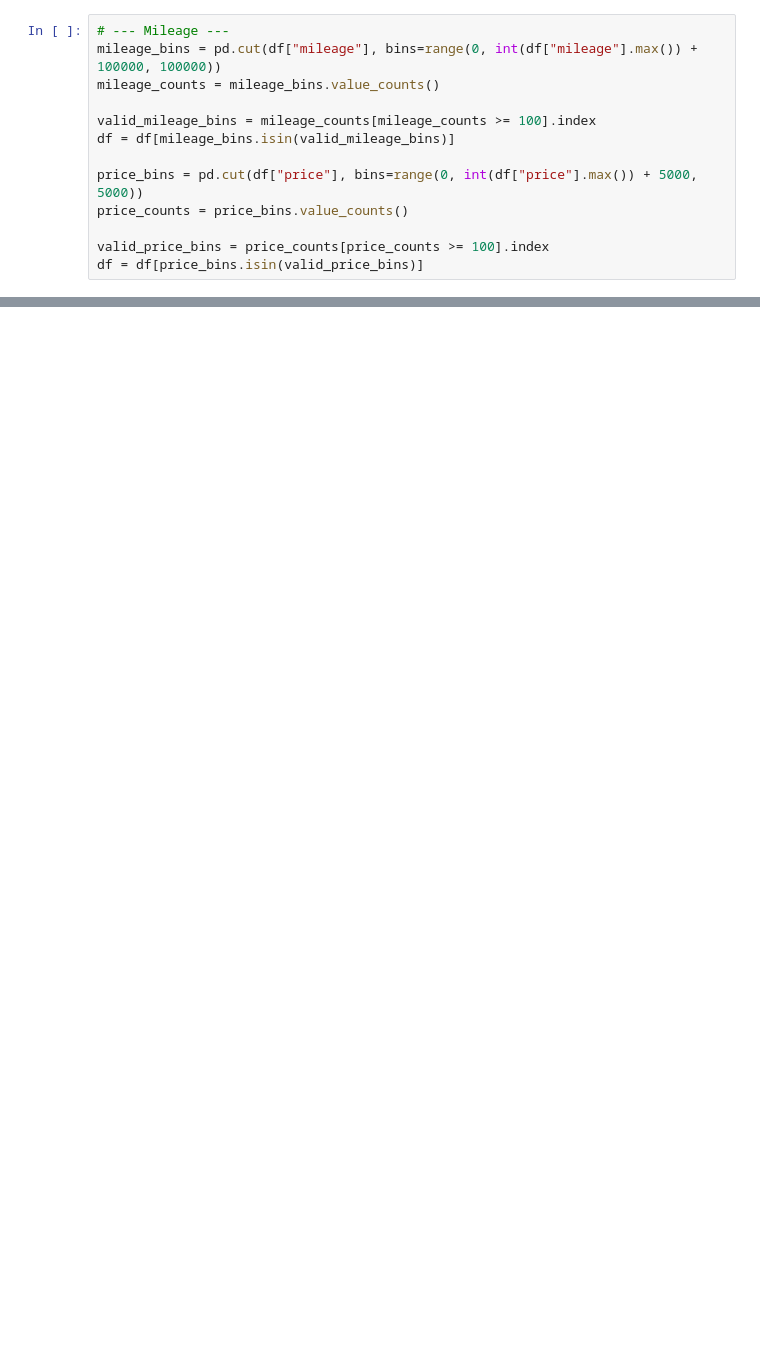
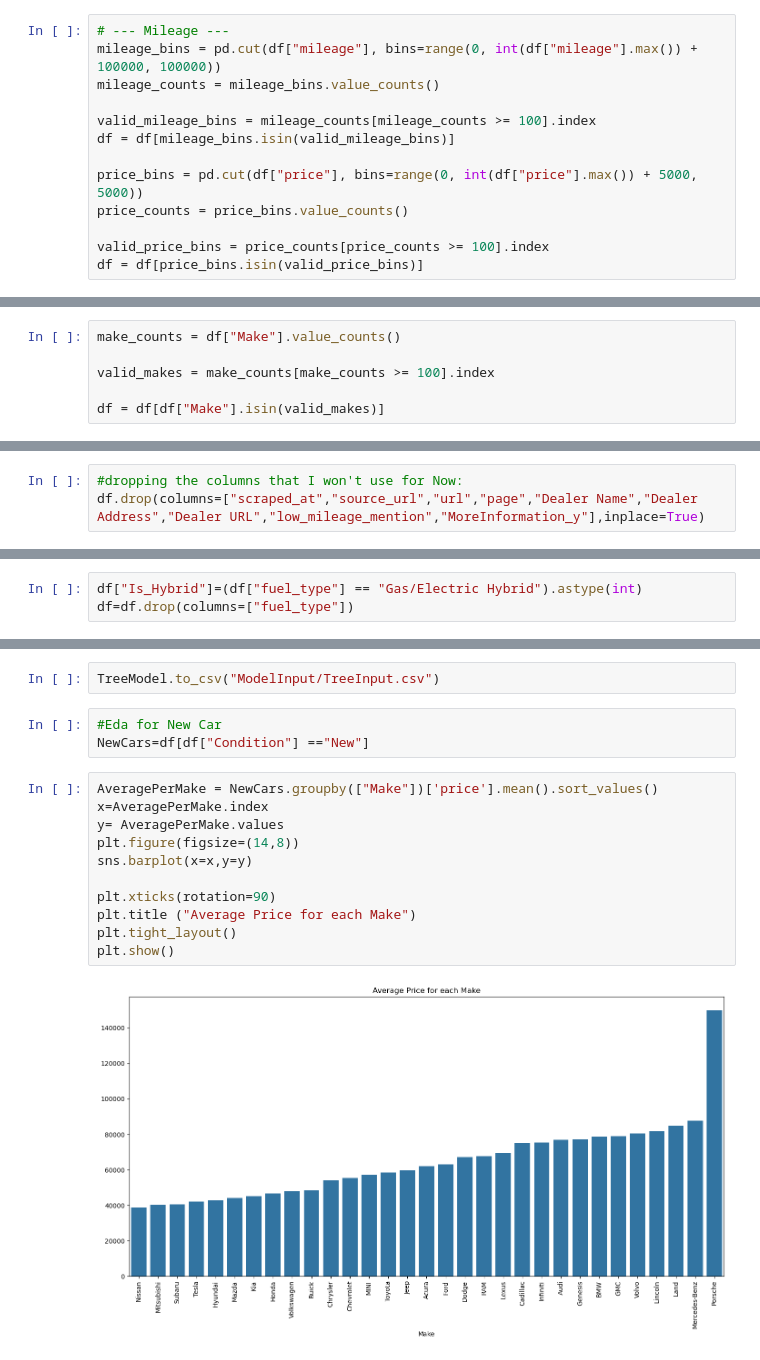
Before and after one commit to MohammadTajamiri/AutoTrader, a Jupyter notebook: Project 1/PreProcessingData.ipynb, the cells around one changed output, grey strips where cells are left out. Cells and saved outputs as stored; diff of their text form; blank space fills up the shorter version.

```diff
--- a/Project 1/PreProcessingData.ipynb
+++ b/Project 1/PreProcessingData.ipynb
@@ -125,0 +262,6 @@ df
+# %%
+make_counts = df["Make"].value_counts()
+
+valid_makes = make_counts[make_counts >= 100].index
+
+df = df[df["Make"].isin(valid_makes)]
@@ -126 +278,4 @@ df
+# %%
+#dropping the columns that I won't use for Now:
+df.drop(columns=["scraped_at","source_url","url","page","Dealer Name","Dealer Address","Dealer URL","low_mileage_mention","MoreInformation_y"],inplace=True)
 # %%
@@ -127,0 +295,3 @@ df.to_csv("PreProcessVersion.csv")
+# %%
+df["Is_Hybrid"]=(df["fuel_type"] == "Gas/Electric Hybrid").astype(int)
+df=df.drop(columns=["fuel_type"])
@@ -127,0 +309,18 @@ df.to_csv("PreProcessVersion.csv")
+# %%
+TreeModel.to_csv("ModelInput/TreeInput.csv")
+# %%
+#Eda for New Car
+NewCars=df[df["Condition"] =="New"]
+# %%
+AveragePerMake = NewCars.groupby(["Make"])['price'].mean().sort_values()
+x=AveragePerMake.index
+y= AveragePerMake.values
+plt.figure(figsize=(14,8))
+sns.barplot(x=x,y=y)
+
+plt.xticks(rotation=90)
+plt.title ("Average Price for each Make")
+plt.tight_layout()
+plt.show()
+# %% [output]
+[figure, added]
```
Also changed, not shown: parts of 29 cells of this notebook, 36 other files.
